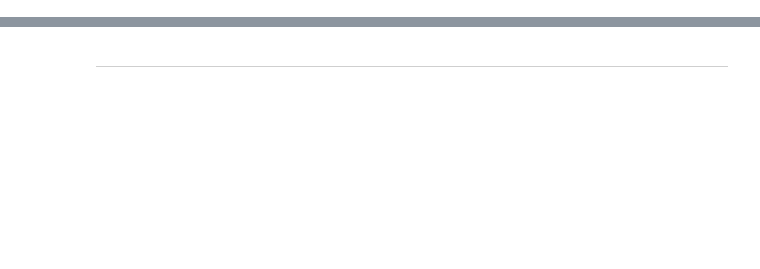
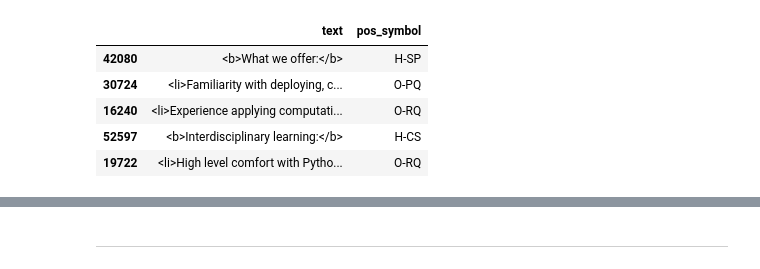
Before and after one commit to dbabbitt/job-hunting, a Jupyter notebook: library_exploration/Generate Synthetic Post Date Headers.ipynb, the cells around one changed output, grey strips where cells are left out. Saved outputs shown, nothing was run; the diff lists cells and outputs as text; code cells hidden in the pictures; blank space fills up the shorter version.

```diff
--- a/library_exploration/Generate Synthetic Post Date Headers.ipynb
+++ b/library_exploration/Generate Synthetic Post Date Headers.ipynb
@@ -22,0 +103,27 @@ Utility libraries created in 5 seconds
+# %%
+
+# Get all POS symbols for the at-least-partially tagged files
+filenames_list = tagged_node_counts_df.file_name.tolist()
+filenames_str = '", "'.join(filenames_list)
+cypher_str = f'''
+    // Get child string and POS for each at-least-partially tagged file
+    MATCH (pos:PartsOfSpeech)-[r1:SUMMARIZES]->(np1:NavigableParents)-[r2:NEXT]->(np2:NavigableParents)
+    WHERE
+        r2.file_name IN ["{filenames_str}"]
+    RETURN
+        np1.navigable_parent AS text,
+        pos.pos_symbol AS pos_symbol;'''
+# print(cypher_str)
+row_objs_list = []
+with cu.driver.session() as session: row_objs_list = session.write_transaction(cu.do_cypher_tx, cypher_str)
+if row_objs_list:
+    file_tags_df = DataFrame(row_objs_list)
+    if file_tags_df.shape[0]:
+        display(file_tags_df.sample(5))
+# %% [output]
+|  | text | pos_symbol |
+| 42080 | <b>What we offer:</b> | H-SP |
+| 30724 | <li>Familiarity with deploying, c... | O-PQ |
+| 16240 | <li>Experience applying computati... | O-RQ |
+| 52597 | <b>Interdisciplinary learning:</b> | H-CS |
+| 19722 | <li>High level comfort with Pytho... | O-RQ |
```
Also changed, not shown: parts of 23 cells of this notebook.
